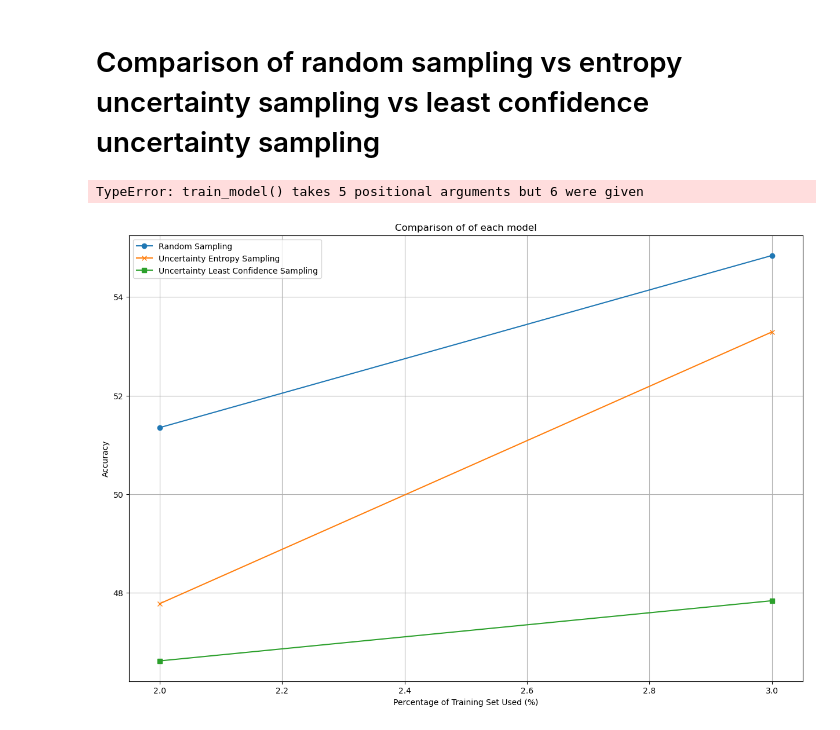
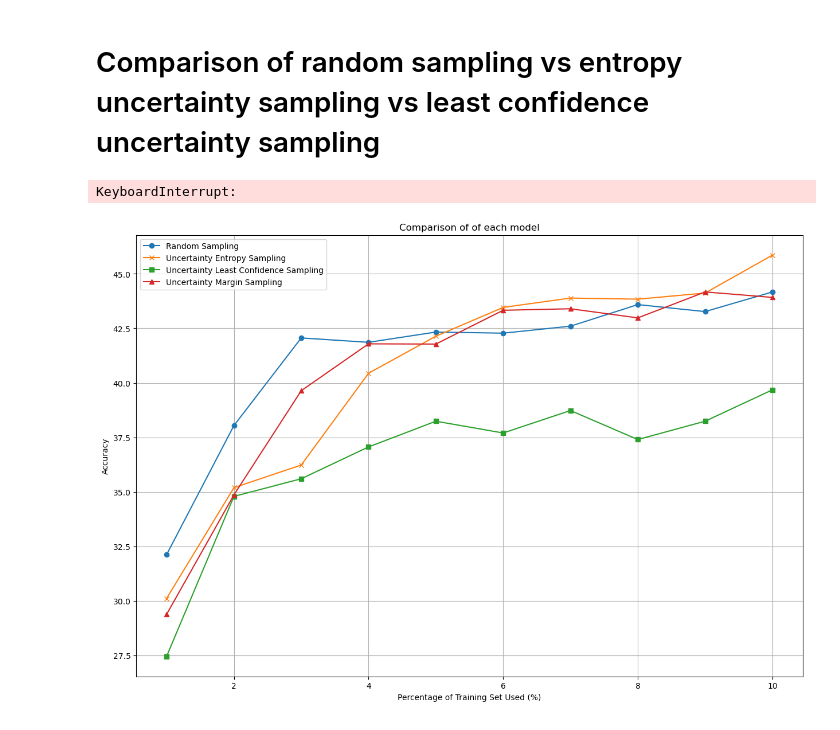
Before and after one commit to noahrn/bayesian-optimization-02463, a Jupyter notebook: active-learning/AL.ipynb, the cells around one changed output. Saved outputs shown, nothing was run; the diff lists cells and outputs as text; code cells hidden in the pictures.

Commit message:
Margin

```diff
--- a/active-learning/AL.ipynb
+++ b/active-learning/AL.ipynb
@@ -34,7 +34,7 @@ trainset = datasets.CIFAR10(data_dir, download=True, train=True, transform=trans
 testset = datasets.CIFAR10(data_dir, download=True, train=False, transform=transform)
 
 # Assuming you start with a small labeled dataset and the rest is unlabeled
-initial_train_size = 1000
+initial_train_size = 500
 unlabeled_size = len(trainset) - initial_train_size
 
 trainset_labeled_indices = list(range(initial_train_size))
@@ -159,7 +168,6 @@ def active_learning_sampling(model, trainset, trainset_labeled_indices, testload
         accuracies.append(accuracy)
 
         if sampling_method != 'random':
-            model.eval()
             uncertainties = torch.tensor([]).to(device)
             unlabeled_loader = DataLoader(Subset(trainset, list(unlabeled_indices)), batch_size=64)
 
@@ -171,14 +179,23 @@ def active_learning_sampling(model, trainset, trainset_labeled_indices, testload
 
                     if sampling_method == 'Entropy':
                         uncertainty = -torch.sum(probabilities * torch.log(probabilities + 1e-5), dim=1)
+
                     elif sampling_method == 'Least_confidence':
                         uncertainty = 1 - torch.max(probabilities, dim=1).values
 
-                    uncertainties = torch.cat((uncertainties, uncertainty.cpu()))
+                    elif sampling_method == 'Margin':
+                        top2_probabilities, _ = torch.topk(probabilities, 2, dim=1)
+                        uncertainty = top2_probabilities[:, 0] - top2_probabilities[:, 1]
+
+                    uncertainties = torch.cat((uncertainties, uncertainty.to(device)))
 
             if sampling_method == 'Entropy':
                 sampled_indices = uncertainties.topk(num_samples).indices
+
             elif sampling_method == 'Least_confidence':
+                sampled_indices = uncertainties.topk(num_samples, largest=False).indices
+
+            elif sampling_method == 'Margin':
                 sampled_indices = uncertainties.topk(num_samples, largest=False).indices
 
             sampled_indices = [list(unlabeled_indices)[i] for i in sampled_indices.cpu().numpy()]
@@ -201,14 +218,23 @@ entropy_optimizer = optim.Adam(entropy_model.parameters(), lr=0.001)
 least_confidence_model = CNN()
 least_confidence_optimizer = optim.Adam(least_confidence_model.parameters(), lr=0.001)
 
+margin_model = CNN()
+margin_optimizer = optim.Adam(margin_model.parameters(), lr=0.001)
+
+
 baseline_model = baseline_model.to(device)
 entropy_model = entropy_model.to(device)
 least_confidence_model = least_confidence_model.to(device)
+margin_model = margin_model.to(device)
 
 # Set common training parameters
+# num_epochs = 8
+# num_iterations = 99
+# num_samples = 500
+
 num_epochs = 8
-num_iterations = 2
-num_samples = 500
+num_iterations = 30
+num_samples = 1000
 
 # Common loss function and dataset
 criterion = nn.CrossEntropyLoss()
@@ -256,24 +282,39 @@ least_confidence_accuracies = active_learning_sampling(
     num_samples,
     'Least_confidence'
 )
+
+# Training with margin based sampling
+margin_accuracies = active_learning_sampling(
+    margin_model,
+    trainset,
+    trainset_labeled_indices,
+    testloader,
+    criterion,
+    margin_optimizer,
+    num_epochs,
+    num_iterations,
+    num_samples,
+    'Margin'
+)
 # %% [output]
-TypeError: train_model() takes 5 positional arguments but 6 were given
+KeyboardInterrupt:
 # %%
 # Create a list representing the percentage of the training set used at each iteration
 percentage_of_training_used = [(i * num_samples + len(trainset_labeled_indices)) / len(trainset) * 100 for i in range(num_iterations)]
 
 plt.figure(figsize=(15, 10))  # Increase the size of the figure
 plt.plot(percentage_of_training_used, random_accuracies, 'o-', label='Random Sampling')  # Add circle markers
 plt.plot(percentage_of_training_used, entropy_accuracies, 'x-', label='Uncertainty Entropy Sampling')  # Add x markers
 plt.plot(percentage_of_training_used, least_confidence_accuracies, 's-', label='Uncertainty Least Confidence Sampling')  # Add square markers
+plt.plot(percentage_of_training_used, margin_accuracies, '^-', label='Uncertainty Margin Sampling')  # Add triangle_up markers
 plt.xlabel('Percentage of Training Set Used (%)')
 plt.ylabel('Accuracy')
 plt.title('Comparison of of each model')
 plt.legend()
 plt.grid(True)
 plt.show()
 # %% [output]
-[figure, old version]
+[figure, new version]
 # %%
 plt.figure(figsize=(15, 10))  # Increase the size of the figure
 plt.plot(random_accuracies, 'o-', label='Random Sampling')  # Add circle markers
```
Also changed, not shown: parts of 6 cells of this notebook, 1 other file.
